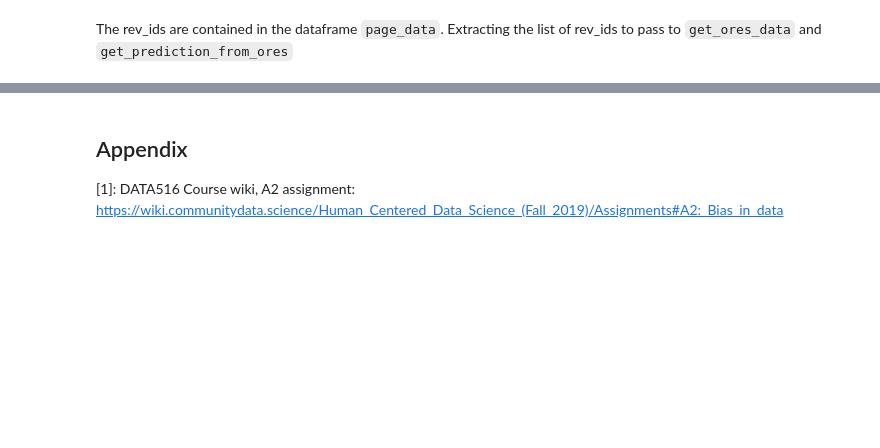
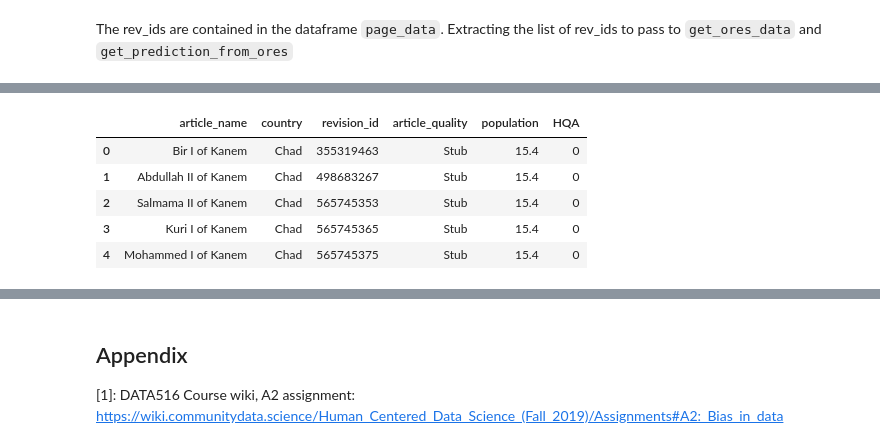
Before and after one commit to winnawat/data-512-a2, a Jupyter notebook: DATA512-A2.ipynb, the cells around one changed output, grey strips where cells are left out. Drawn from its saved outputs; the diff is of its cells as text; code cells hidden in the pictures; blank space fills up the shorter version.

```diff
--- a/DATA512-A2.ipynb
+++ b/DATA512-A2.ipynb
@@ -199,0 +258,3 @@ page_data_pred.tail()
+# %%
+page_data_pred_country = pd.merge(page_data_pred, WPDS_2018_data, on='country', how='outer')
+page_data_pred_country.tail()
@@ -199,0 +278,5 @@ page_data_pred.tail()
+# %%
+page_data_pred_country = page_data_pred_country.rename(columns={'page':'article_name',
+                                       'rev_id':'revision_id',
+                                       'prediction':'article_quality',
+                                       'Population mid-2018 (millions)':'population'})
@@ -199,0 +306,5 @@ page_data_pred.tail()
+# %%
+page_data_pred_country = page_data_pred_country.dropna()
+page_data_pred_country.reset_index(drop=True, inplace=True)
+page_data_pred_country = page_data_pred_country.astype({'revision_id': 'int'})
+page_data_pred_country.tail()
@@ -199,0 +329,13 @@ page_data_pred.tail()
+# %%
+# Labeling the high-quality articles
+page_data_pred_country['HQA'] = page_data_pred_country['article_quality'].isin(['FA','GA']).astype(int)
+# %%
+# Checking the head of the table
+page_data_pred_country.head()
+# %% [output]
+|  | article_name | country | revision_id | article_quality | population | HQA |
+| 0 | Bir I of Kanem | Chad | 355319463 | Stub | 15.4 | 0 |
+| 1 | Abdullah II of Kanem | Chad | 498683267 | Stub | 15.4 | 0 |
+| 2 | Salmama II of Kanem | Chad | 565745353 | Stub | 15.4 | 0 |
+| 3 | Kuri I of Kanem | Chad | 565745365 | Stub | 15.4 | 0 |
+| 4 | Mohammed I of Kanem | Chad | 565745375 | Stub | 15.4 | 0 |
```
Also changed, not shown: parts of 30 cells of this notebook, 4 other files.
